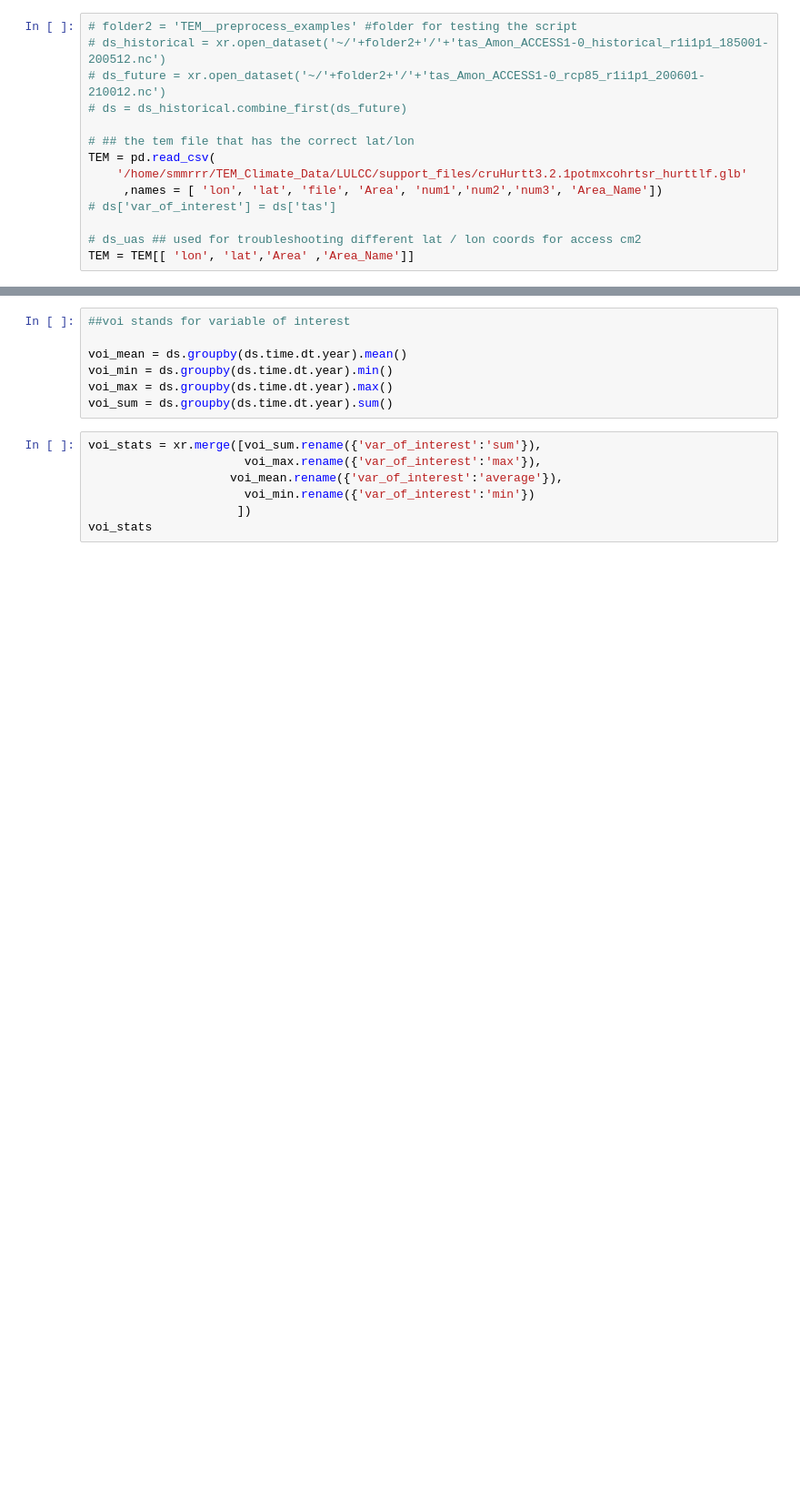
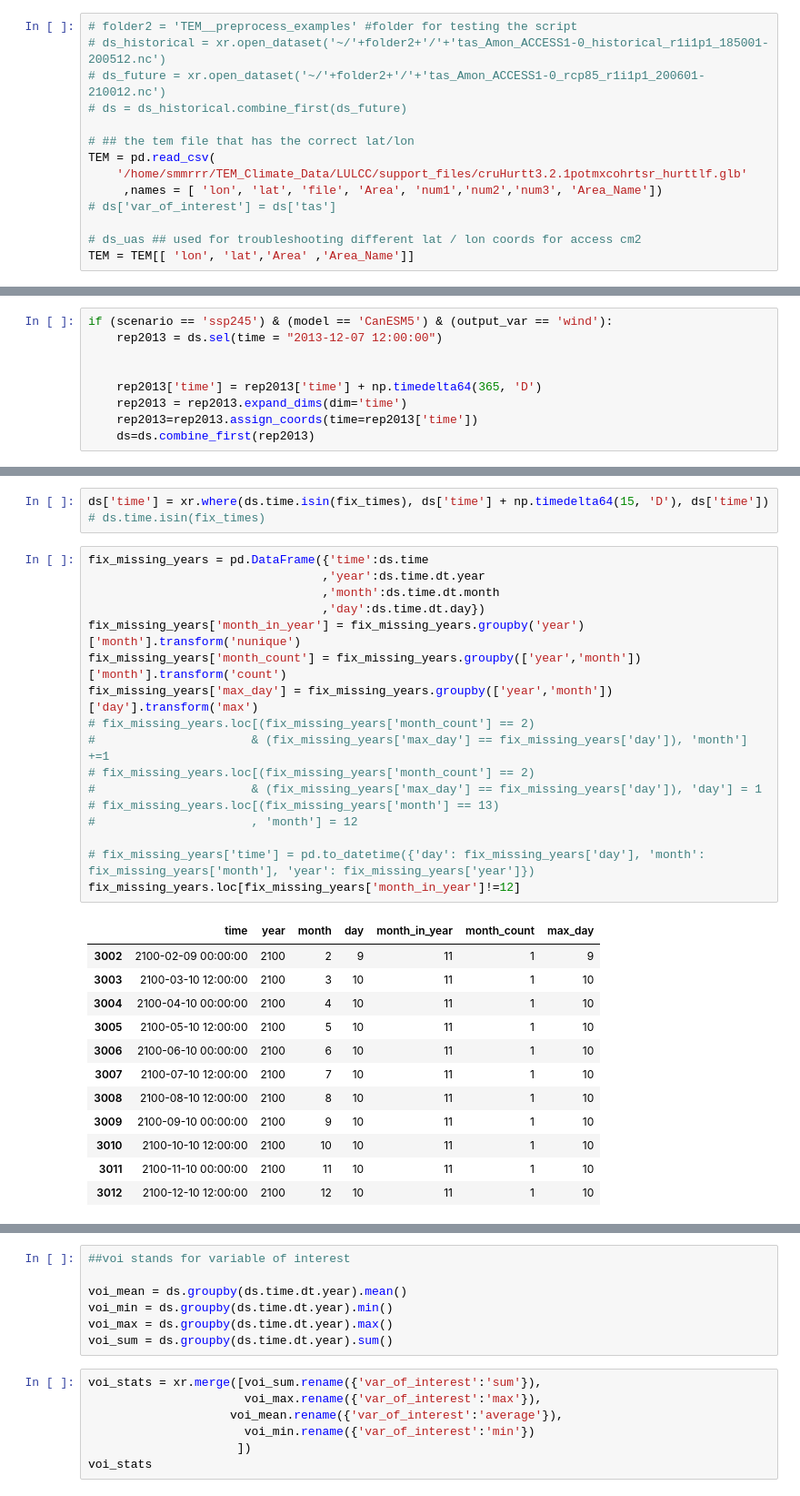
Before and after one commit to UCDglobalchange/TEM_CMIP_Preprocessing_Files, a Jupyter notebook: CMIP6/Preprocess_CMIP6_TEM.ipynb, the cells around one changed output, grey strips where cells are left out. Shown at 91% size. Cells and saved outputs as stored; diff of their text form; blank space fills up the shorter version.

```diff
--- a/CMIP6/Preprocess_CMIP6_TEM.ipynb
+++ b/CMIP6/Preprocess_CMIP6_TEM.ipynb
@@ -271,0 +234,9 @@ TEM.plot.scatter(x = 'lon', y = 'lat') #, hue = 'Area_Name')
+# %%
+if (scenario == 'ssp245') & (model == 'CanESM5') & (output_var == 'wind'):
+    rep2013 = ds.sel(time = "2013-12-07 12:00:00")
+
+
+    rep2013['time'] = rep2013['time'] + np.timedelta64(365, 'D')
+    rep2013 = rep2013.expand_dims(dim='time')
+    rep2013=rep2013.assign_coords(time=rep2013['time'])
+    ds=ds.combine_first(rep2013)
@@ -271,0 +338,33 @@ TEM.plot.scatter(x = 'lon', y = 'lat') #, hue = 'Area_Name')
+# %%
+ds['time'] = xr.where(ds.time.isin(fix_times), ds['time'] + np.timedelta64(15, 'D'), ds['time'])
+# ds.time.isin(fix_times)
+# %%
+fix_missing_years = pd.DataFrame({'time':ds.time
+                                 ,'year':ds.time.dt.year
+                                 ,'month':ds.time.dt.month
+                                 ,'day':ds.time.dt.day})
+fix_missing_years['month_in_year'] = fix_missing_years.groupby('year')['month'].transform('nunique')
+fix_missing_years['month_count'] = fix_missing_years.groupby(['year','month'])['month'].transform('count')
+fix_missing_years['max_day'] = fix_missing_years.groupby(['year','month'])['day'].transform('max')
+# fix_missing_years.loc[(fix_missing_years['month_count'] == 2)
+#                      & (fix_missing_years['max_day'] == fix_missing_years['day']), 'month'] +=1
+# fix_missing_years.loc[(fix_missing_years['month_count'] == 2)
+#                      & (fix_missing_years['max_day'] == fix_missing_years['day']), 'day'] = 1
+# fix_missing_years.loc[(fix_missing_years['month'] == 13)
+#                      , 'month'] = 12
+
+# fix_missing_years['time'] = pd.to_datetime({'day': fix_missing_years['day'], 'month': fix_missing_years['month'], 'year': fix_missing_years['year']})
+fix_missing_years.loc[fix_missing_years['month_in_year']!=12]
+# %% [output]
+|  | time | year | month | day | month_in_year | month_count | max_day |
+| 3002 | 2100-02-09 00:00:00 | 2100 | 2 | 9 | 11 | 1 | 9 |
+| 3003 | 2100-03-10 12:00:00 | 2100 | 3 | 10 | 11 | 1 | 10 |
+| 3004 | 2100-04-10 00:00:00 | 2100 | 4 | 10 | 11 | 1 | 10 |
+| 3005 | 2100-05-10 12:00:00 | 2100 | 5 | 10 | 11 | 1 | 10 |
+| 3006 | 2100-06-10 00:00:00 | 2100 | 6 | 10 | 11 | 1 | 10 |
+| 3007 | 2100-07-10 12:00:00 | 2100 | 7 | 10 | 11 | 1 | 10 |
+| 3008 | 2100-08-10 12:00:00 | 2100 | 8 | 10 | 11 | 1 | 10 |
+| 3009 | 2100-09-10 00:00:00 | 2100 | 9 | 10 | 11 | 1 | 10 |
+| 3010 | 2100-10-10 12:00:00 | 2100 | 10 | 10 | 11 | 1 | 10 |
+| 3011 | 2100-11-10 00:00:00 | 2100 | 11 | 10 | 11 | 1 | 10 |
+| 3012 | 2100-12-10 12:00:00 | 2100 | 12 | 10 | 11 | 1 | 10 |
```
Also changed, not shown: parts of 62 cells of this notebook, 2 other files.
